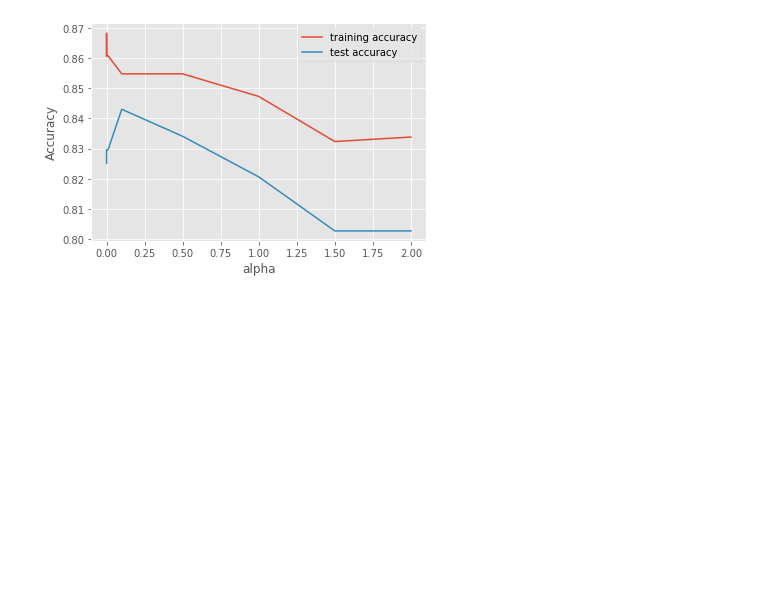
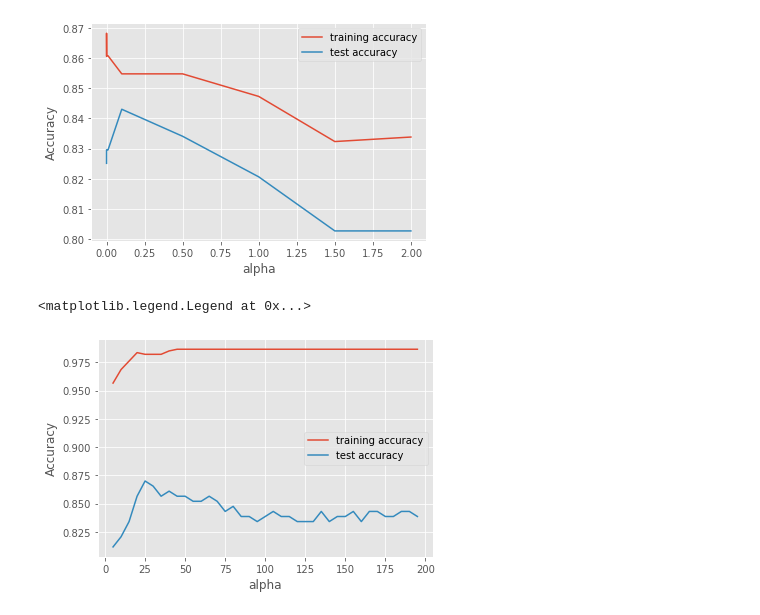
Before and after one commit to cudemans/titanic-kaggle, a Jupyter notebook: kaggle-titanic.ipynb, the cells around one changed output. Saved outputs shown, nothing was run; the diff lists cells and outputs as text; code cells hidden in the pictures; blank space fills up the shorter version.

```diff
--- a/kaggle-titanic.ipynb
+++ b/kaggle-titanic.ipynb
@@ -238,3 +240,28 @@ plt.legend()
 # %% [output]
 <matplotlib.legend.Legend at 0x...>
 [figure]
+# %%
+# random forest
+from sklearn.ensemble import RandomForestClassifier
+
+training_accuracy = []
+test_accuracy = []
+
+#try estimators from 20 to 100
+n_estimators_settings = range(5, 200, 5)
+
+for n_estimators in n_estimators_settings:
+    rf = RandomForestClassifier(max_depth=19, n_estimators=n_estimators, random_state=0)
+    rf.fit(X_train, y_train)
+    training_accuracy.append(rf.score(X_train, y_train))
+    test_accuracy.append(rf.score(X_test, y_test))
+
+
+plt.plot(n_estimators_settings, training_accuracy, label='training accuracy')
+plt.plot(n_estimators_settings, test_accuracy, label='test accuracy')
+plt.ylabel('Accuracy')
+plt.xlabel('alpha')
+plt.legend()
+# %% [output]
+<matplotlib.legend.Legend at 0x...>
+[figure, added]
```
Also changed, not shown: parts of 5 cells of this notebook.
